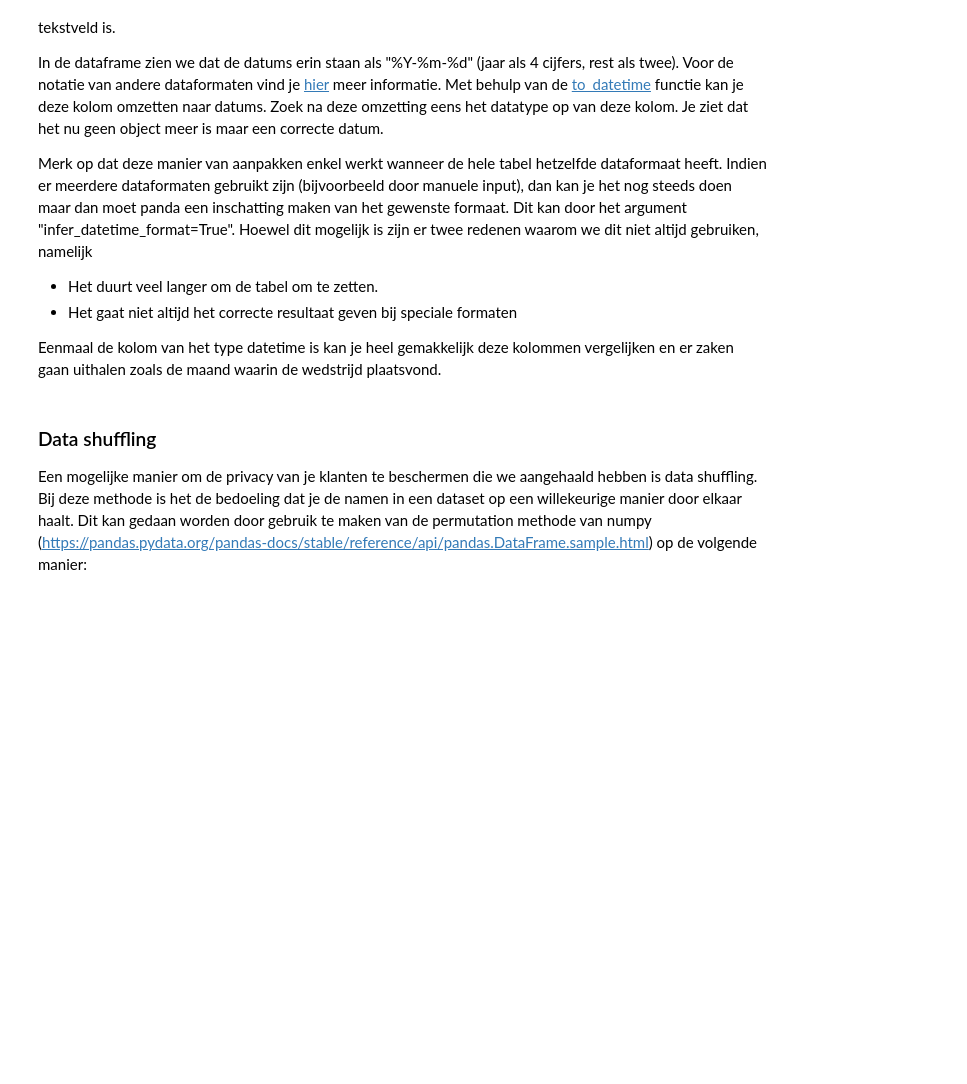
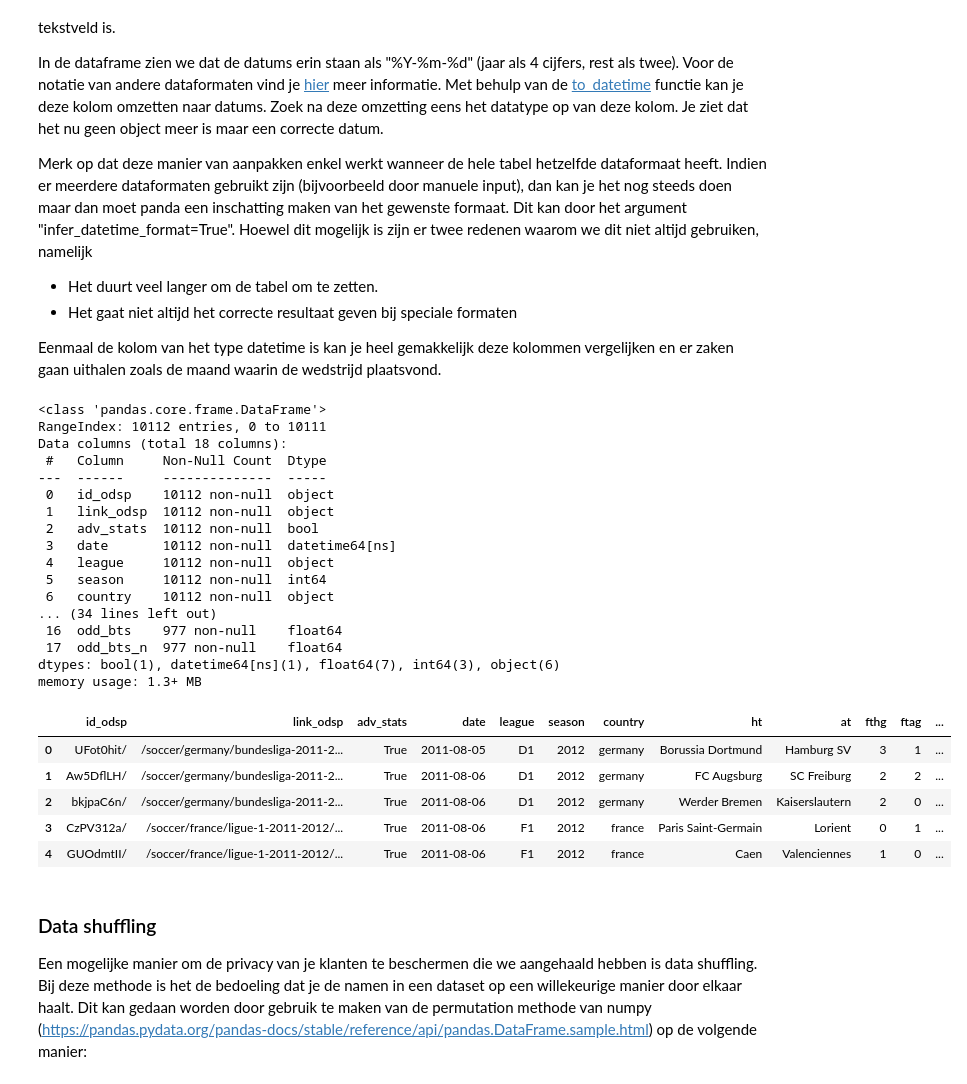
Before and after one commit to OdiseeDataScience2122/Leerstof_2122, a Jupyter notebook: 08_DataCleaning/Data Cleaning.ipynb, the cells around one changed output. Saved outputs shown, nothing was run; the diff lists cells and outputs as text; code cells hidden in the pictures; blank space fills up the shorter version.

```diff
--- a/08_DataCleaning/Data Cleaning.ipynb
+++ b/08_DataCleaning/Data Cleaning.ipynb
@@ -288,6 +371,38 @@ Hoewel dit mogelijk is zijn er twee redenen waarom we dit niet altijd gebruiken,
 * Het gaat niet altijd het correcte resultaat geven bij speciale formaten
 
 Eenmaal de kolom van het type datetime is kan je heel gemakkelijk deze kolommen vergelijken en er zaken gaan uithalen zoals de maand waarin de wedstrijd plaatsvond.
+# %%
+df_ginf.head()
+df_ginf.info() # standaard ingelezen als string (dtype=object)
+df_ginf.date = pd.to_datetime(df_ginf.date, format="%Y/%m/%d") # infer_datetime_format=False op True zetten indien formaat niet gekend, dit is wel trager
+df_ginf.info()
+df_ginf.head()
+
+df_ginf.date.dt.month
+# %% [output]
+<class 'pandas.core.frame.DataFrame'>
+RangeIndex: 10112 entries, 0 to 10111
+Data columns (total 18 columns):
+ #   Column     Non-Null Count  Dtype
+---  ------     --------------  -----
+ 0   id_odsp    10112 non-null  object
+ 1   link_odsp  10112 non-null  object
+ 2   adv_stats  10112 non-null  bool
+ 3   date       10112 non-null  datetime64[ns]
+ 4   league     10112 non-null  object
+ 5   season     10112 non-null  int64
+ 6   country    10112 non-null  object
+... (34 lines left out)
+ 16  odd_bts    977 non-null    float64
+ 17  odd_bts_n  977 non-null    float64
+dtypes: bool(1), datetime64[ns](1), float64(7), int64(3), object(6)
+memory usage: 1.3+ MB
+|  | id_odsp | link_odsp | adv_stats | date | league | season | country | ht | at | fthg | ftag | ... |
+| 0 | UFot0hit/ | /soccer/germany/bundesliga-2011-2... | True | 2011-08-05 | D1 | 2012 | germany | Borussia Dortmund | Hamburg SV | 3 | 1 | ... |
+| 1 | Aw5DflLH/ | /soccer/germany/bundesliga-2011-2... | True | 2011-08-06 | D1 | 2012 | germany | FC Augsburg | SC Freiburg | 2 | 2 | ... |
+| 2 | bkjpaC6n/ | /soccer/germany/bundesliga-2011-2... | True | 2011-08-06 | D1 | 2012 | germany | Werder Bremen | Kaiserslautern | 2 | 0 | ... |
+| 3 | CzPV312a/ | /soccer/france/ligue-1-2011-2012/... | True | 2011-08-06 | F1 | 2012 | france | Paris Saint-Germain | Lorient | 0 | 1 | ... |
+| 4 | GUOdmtII/ | /soccer/france/ligue-1-2011-2012/... | True | 2011-08-06 | F1 | 2012 | france | Caen | Valenciennes | 1 | 0 | ... |
 # %% [markdown]
 ### Data shuffling
 
```
Also changed, not shown: parts of 6 cells of this notebook.
